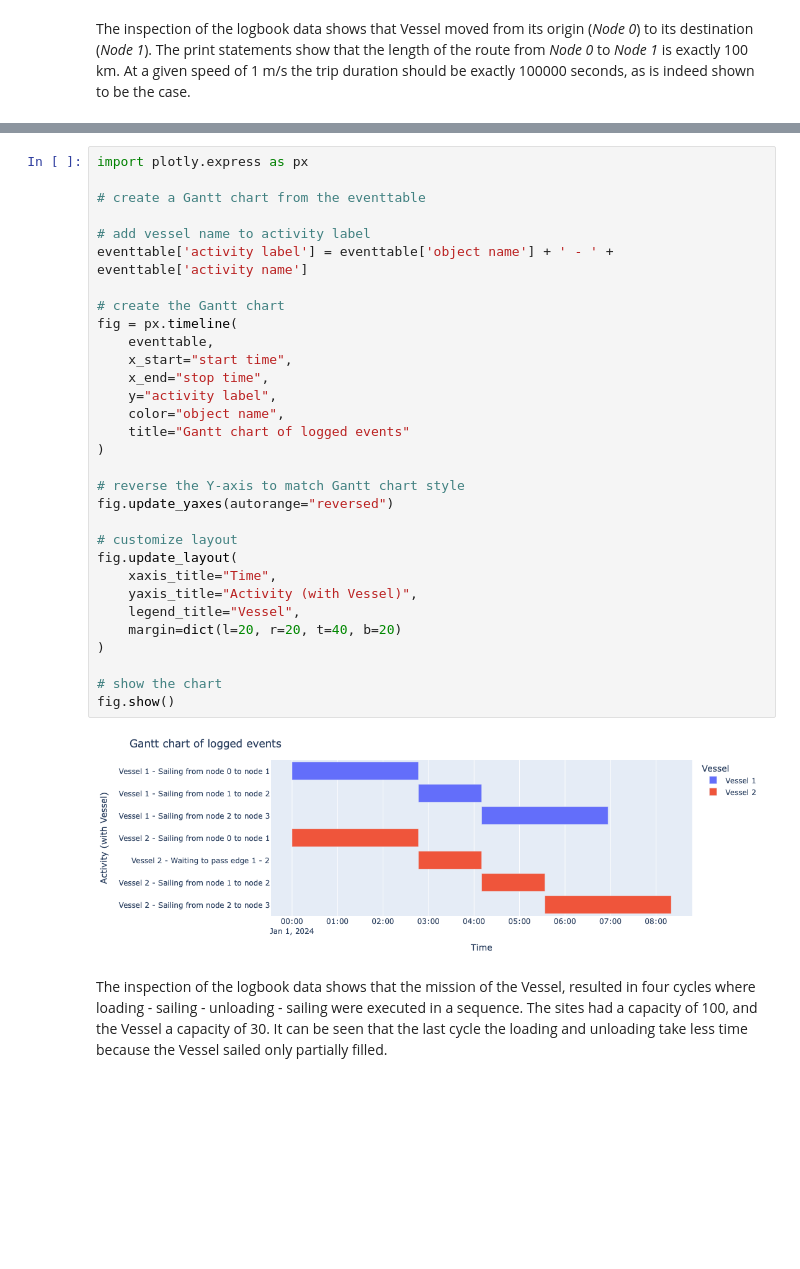
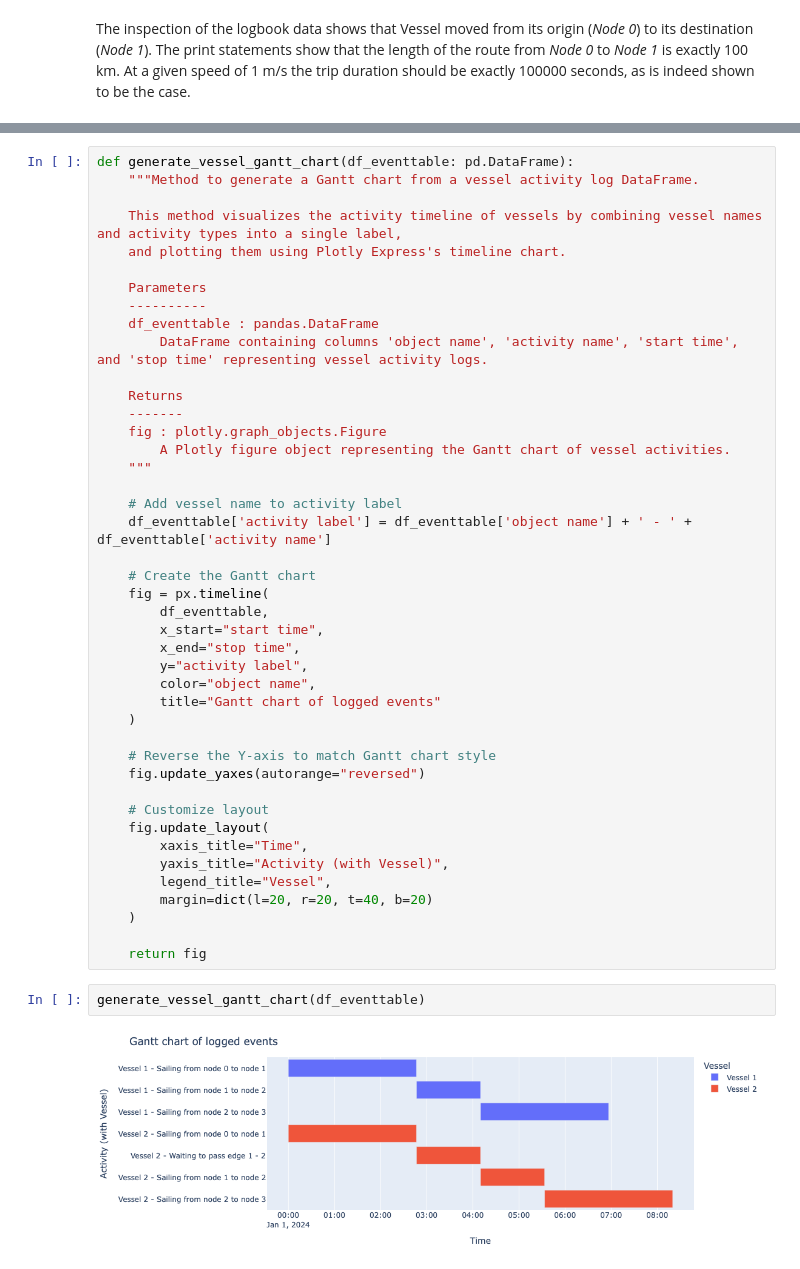
Before and after one commit to TUDelft-CITG/OpenTNSim, a Jupyter notebook: notebooks/Example 0003 - Resource restriction on part of the network.ipynb, the cells around one changed output, grey strips where cells are left out. Saved outputs shown, nothing was run; the diff lists cells and outputs as text; blank space fills up the shorter version.

```diff
--- a/notebooks/Example 0003 - Resource restriction on part of the network.ipynb
+++ b/notebooks/Example 0003 - Resource restriction on part of the network.ipynb
@@ -245,35 +276,47 @@ eventtable
 # %%
-import plotly.express as px
+def generate_vessel_gantt_chart(df_eventtable: pd.DataFrame):
+    """Method to generate a Gantt chart from a vessel activity log DataFrame.
 
-# create a Gantt chart from the eventtable
+    This method visualizes the activity timeline of vessels by combining vessel names and activity types into a single label,
+    and plotting them using Plotly Express's timeline chart.
 
-# add vessel name to activity label
-eventtable['activity label'] = eventtable['object name'] + ' - ' + eventtable['activity name']
+    Parameters
+    ----------
+    df_eventtable : pandas.DataFrame
+        DataFrame containing columns 'object name', 'activity name', 'start time', and 'stop time' representing vessel activity logs.
 
-# create the Gantt chart
-fig = px.timeline(
-    eventtable,
-    x_start="start time",
-    x_end="stop time",
-    y="activity label",
-    color="object name",
-    title="Gantt chart of logged events"
-)
+    Returns
+    -------
+    fig : plotly.graph_objects.Figure
+        A Plotly figure object representing the Gantt chart of vessel activities.
+    """
 
-# reverse the Y-axis to match Gantt chart style
-fig.update_yaxes(autorange="reversed")
+    # Add vessel name to activity label
+    df_eventtable['activity label'] = df_eventtable['object name'] + ' - ' + df_eventtable['activity name']
 
-# customize layout
-fig.update_layout(
-    xaxis_title="Time",
-    yaxis_title="Activity (with Vessel)",
-    legend_title="Vessel",
-    margin=dict(l=20, r=20, t=40, b=20)
-)
+    # Create the Gantt chart
+    fig = px.timeline(
+        df_eventtable,
+        x_start="start time",
+        x_end="stop time",
+        y="activity label",
+        color="object name",
+        title="Gantt chart of logged events"
+    )
 
-# show the chart
-fig.show()
+    # Reverse the Y-axis to match Gantt chart style
+    fig.update_yaxes(autorange="reversed")
+
+    # Customize layout
+    fig.update_layout(
+        xaxis_title="Time",
+        yaxis_title="Activity (with Vessel)",
+        legend_title="Vessel",
+        margin=dict(l=20, r=20, t=40, b=20)
+    )
+
+    return fig
-# %% [output]
-[figure, removed]
-# %% [markdown]
-The inspection of the logbook data shows that the mission of the Vessel, resulted in four cycles where loading - sailing - unloading - sailing were executed in a sequence. The sites had a capacity of 100, and the Vessel a capacity of 30. It can be seen that the last cycle the loading and unloading take less time because the Vessel sailed only partially filled.
+# %%
+generate_vessel_gantt_chart(df_eventtable)
+# %% [output]
+[figure, added]
```
Also changed, not shown: parts of 4 cells of this notebook.
